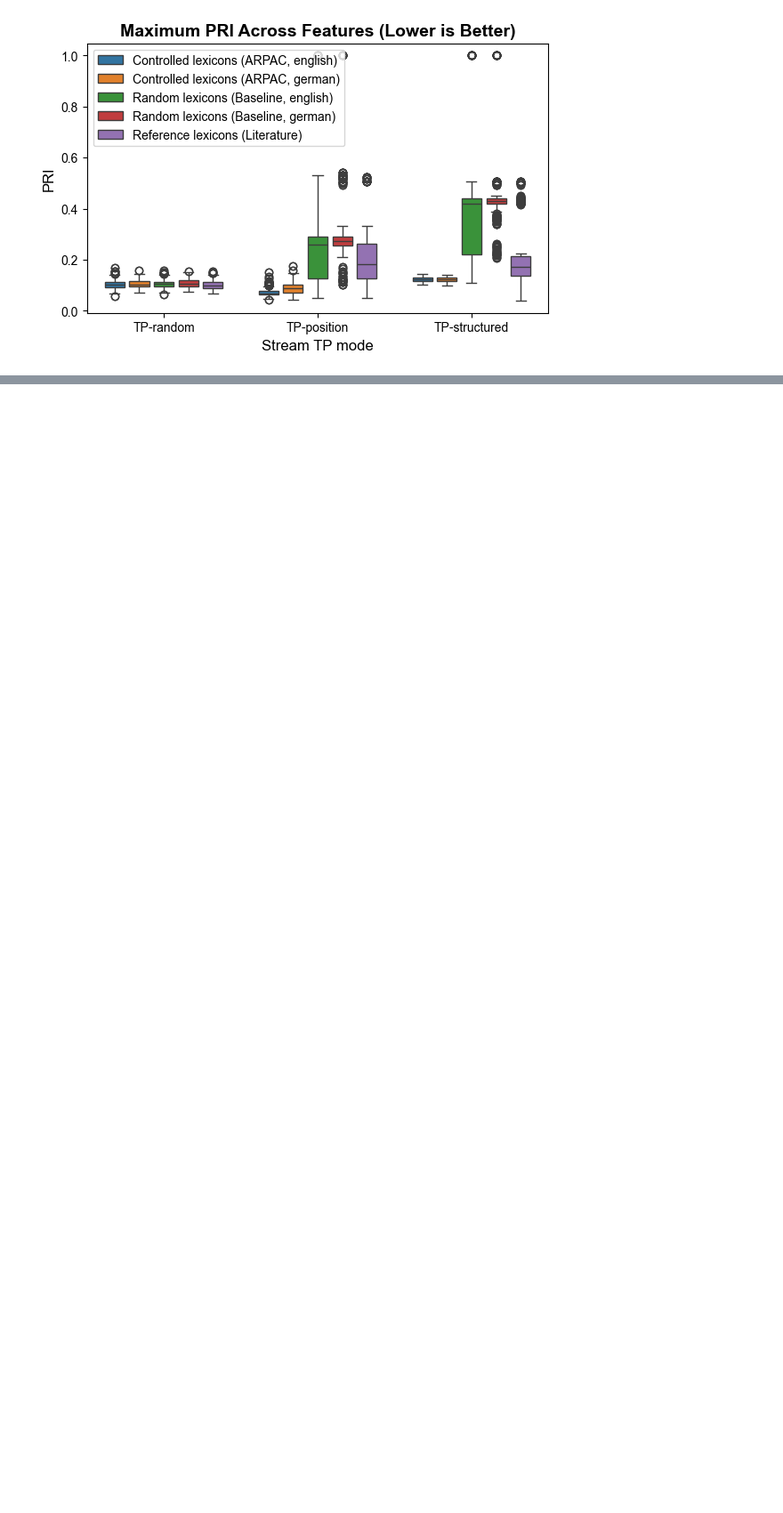
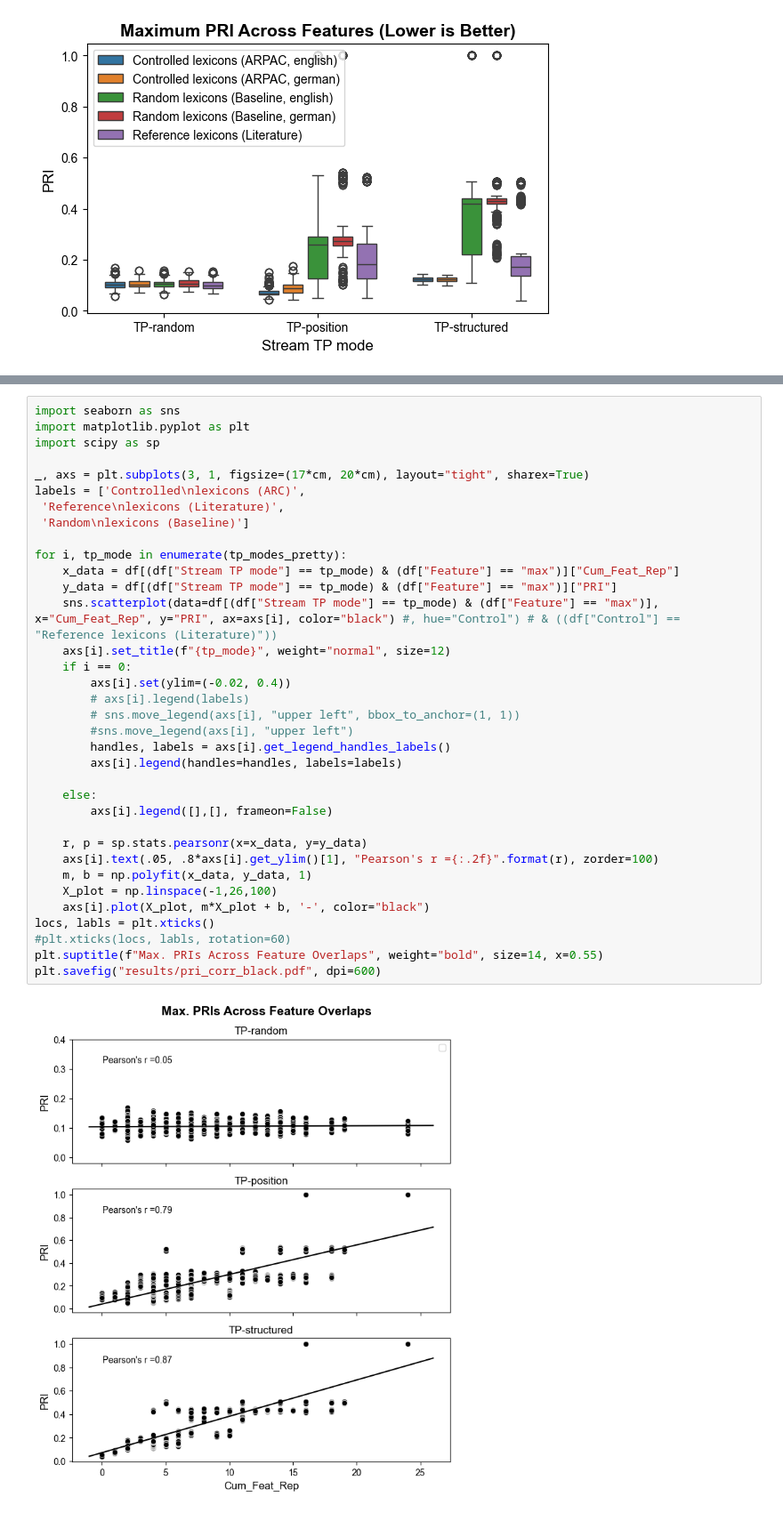
Before and after one commit to milosen/alparc, a Jupyter notebook: plots_from_paper.ipynb, the cells around one changed output, grey strips where cells are left out. Shown at 89% size. Drawn from its saved outputs; the diff is of its cells as text; blank space fills up the shorter version.

```diff
--- a/plots_from_paper.ipynb
+++ b/plots_from_paper.ipynb
@@ -91,0 +138,37 @@ plt.savefig("results/lexicon_pri.pdf", dpi=600)
+# %%
+import seaborn as sns
+import matplotlib.pyplot as plt
+import scipy as sp
+
+_, axs = plt.subplots(3, 1, figsize=(17*cm, 20*cm), layout="tight", sharex=True)
+labels = ['Controlled\nlexicons (ARC)',
+ 'Reference\nlexicons (Literature)',
+ 'Random\nlexicons (Baseline)']
+
+for i, tp_mode in enumerate(tp_modes_pretty):
+    x_data = df[(df["Stream TP mode"] == tp_mode) & (df["Feature"] == "max")]["Cum_Feat_Rep"]
+    y_data = df[(df["Stream TP mode"] == tp_mode) & (df["Feature"] == "max")]["PRI"]
+    sns.scatterplot(data=df[(df["Stream TP mode"] == tp_mode) & (df["Feature"] == "max")], x="Cum_Feat_Rep", y="PRI", ax=axs[i], color="black") #, hue="Control") # & ((df["Control"] == "Reference lexicons (Literature)"))
+    axs[i].set_title(f"{tp_mode}", weight="normal", size=12)
+    if i == 0:
+        axs[i].set(ylim=(-0.02, 0.4))
+        # axs[i].legend(labels)
+        # sns.move_legend(axs[i], "upper left", bbox_to_anchor=(1, 1))
+        #sns.move_legend(axs[i], "upper left")
+        handles, labels = axs[i].get_legend_handles_labels()
+        axs[i].legend(handles=handles, labels=labels)
+
+    else:
+        axs[i].legend([],[], frameon=False)
+
+    r, p = sp.stats.pearsonr(x=x_data, y=y_data)
+    axs[i].text(.05, .8*axs[i].get_ylim()[1], "Pearson's r ={:.2f}".format(r), zorder=100)
+    m, b = np.polyfit(x_data, y_data, 1)
+    X_plot = np.linspace(-1,26,100)
+    axs[i].plot(X_plot, m*X_plot + b, '-', color="black")
+locs, labls = plt.xticks()
+#plt.xticks(locs, labls, rotation=60)
+plt.suptitle(f"Max. PRIs Across Feature Overlaps", weight="bold", size=14, x=0.55)
+plt.savefig("results/pri_corr_black.pdf", dpi=600)
+# %% [output]
+[figure, added]
```
Also changed, not shown: parts of 5 cells of this notebook, 2 other files.
